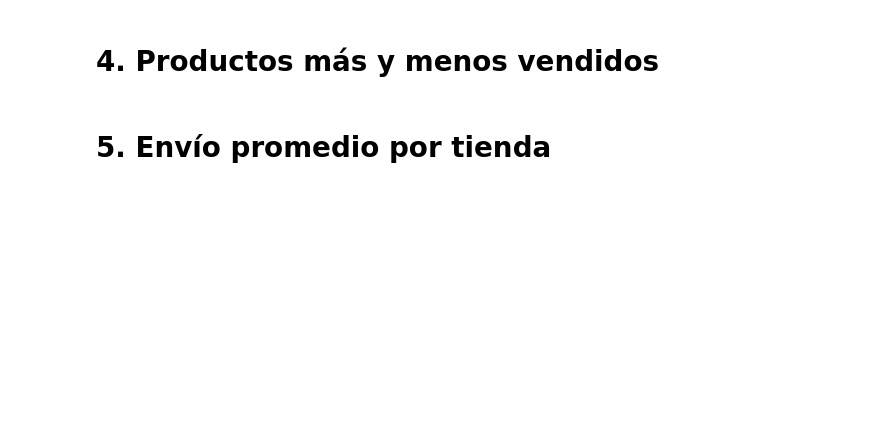
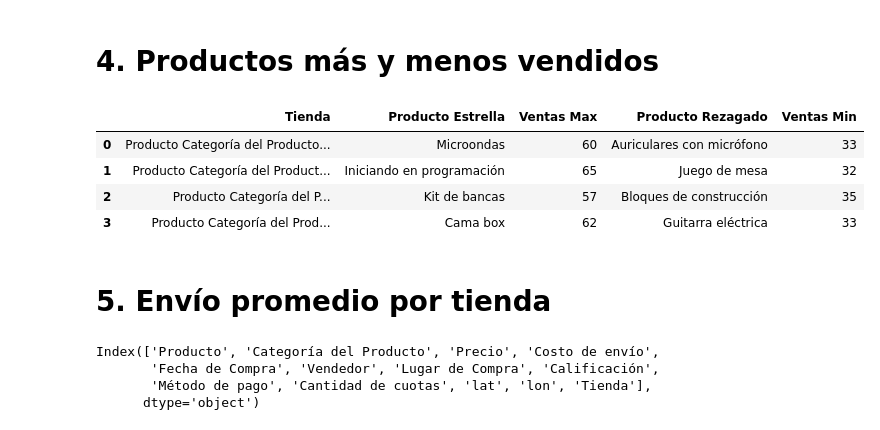
Before and after one commit to Nancy-Velazquez/AluraStoreLatam, a Jupyter notebook: AluraStoreLatam.ipynb, the cells around one changed output. Drawn from its saved outputs; the diff is of its cells as text; code cells hidden in the pictures; blank space fills up the shorter version.

```diff
--- a/AluraStoreLatam.ipynb
+++ b/AluraStoreLatam.ipynb
@@ -274,4 +275,40 @@ plt.show()
 # %% [markdown]
 # 4. Productos más y menos vendidos
+# %%
+tiendas = [tienda, tienda2, tienda3, tienda4]
+nombres = ['Tienda 1', 'Tienda 2', 'Tienda 3', 'Tienda 4']
+datos_extremos = []
+
+for i in range(len(tiendas)):
+
+    conteo_productos = tiendas[i]['Producto'].value_counts()
+
+    mas_vendido = conteo_productos.idxmax()
+    cant_max = conteo_productos.max()
+    menos_vendido = conteo_productos.idxmin()
+    cant_min = conteo_productos.min()
+
+    datos_extremos.append({
+        'Tienda': tiendas[i],
+        'Producto Estrella': mas_vendido,
+        'Ventas Max': cant_max,
+        'Producto Rezagado': menos_vendido,
+        'Ventas Min': cant_min
+    })
+df_resumen_extremos = pd.DataFrame(datos_extremos)
+display(df_resumen_extremos)
+# %% [output]
+|  | Tienda | Producto Estrella | Ventas Max | Producto Rezagado | Ventas Min |
+| 0 | Producto Categoría del Producto... | Microondas | 60 | Auriculares con micrófono | 33 |
+| 1 | Producto Categoría del Product... | Iniciando en programación | 65 | Juego de mesa | 32 |
+| 2 | Producto Categoría del P... | Kit de bancas | 57 | Bloques de construcción | 35 |
+| 3 | Producto Categoría del Prod... | Cama box | 62 | Guitarra eléctrica | 33 |
 # %% [markdown]
 # 5. Envío promedio por tienda
+# %%
+print(tienda.columns)
+# %% [output]
+Index(['Producto', 'Categoría del Producto', 'Precio', 'Costo de envío',
+       'Fecha de Compra', 'Vendedor', 'Lugar de Compra', 'Calificación',
+       'Método de pago', 'Cantidad de cuotas', 'lat', 'lon', 'Tienda'],
+      dtype='object')
```
Also changed, not shown: parts of 7 cells of this notebook.
